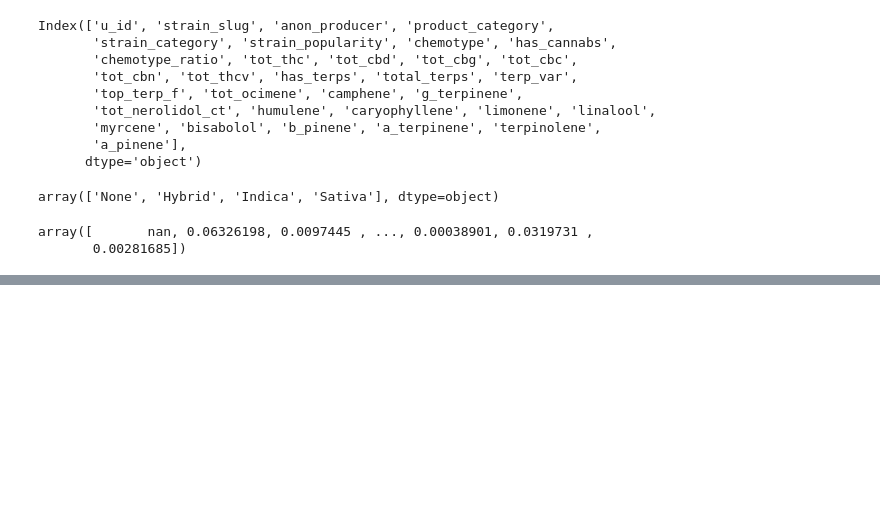
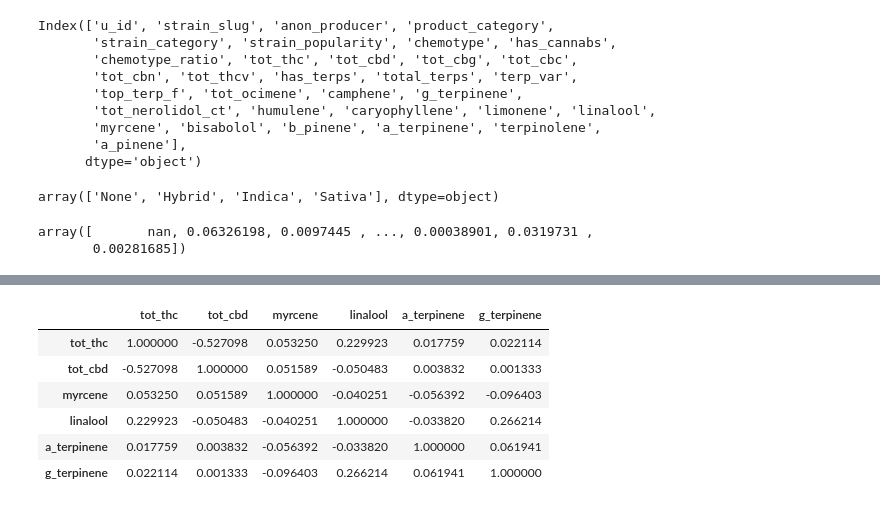
Before and after one commit to jseool/stat158final, a Jupyter notebook: Reanalysis.ipynb, the cells around one changed output, grey strips where cells are left out. Cells and saved outputs as stored; diff of their text form; code cells hidden in the pictures; blank space fills up the shorter version.

```diff
--- a/Reanalysis.ipynb
+++ b/Reanalysis.ipynb
@@ -57,0 +60,11 @@ dat
+# %%
+cor_canab = df.corr(numeric_only = True)
+cor_canab
+# %% [output]
+|  | tot_thc | tot_cbd | myrcene | linalool | a_terpinene | g_terpinene |
+| tot_thc | 1.000000 | -0.527098 | 0.053250 | 0.229923 | 0.017759 | 0.022114 |
+| tot_cbd | -0.527098 | 1.000000 | 0.051589 | -0.050483 | 0.003832 | 0.001333 |
+| myrcene | 0.053250 | 0.051589 | 1.000000 | -0.040251 | -0.056392 | -0.096403 |
+| linalool | 0.229923 | -0.050483 | -0.040251 | 1.000000 | -0.033820 | 0.266214 |
+| a_terpinene | 0.017759 | 0.003832 | -0.056392 | -0.033820 | 1.000000 | 0.061941 |
+| g_terpinene | 0.022114 | 0.001333 | -0.096403 | 0.266214 | 0.061941 | 1.000000 |
```
Also changed, not shown: parts of 12 cells of this notebook.
